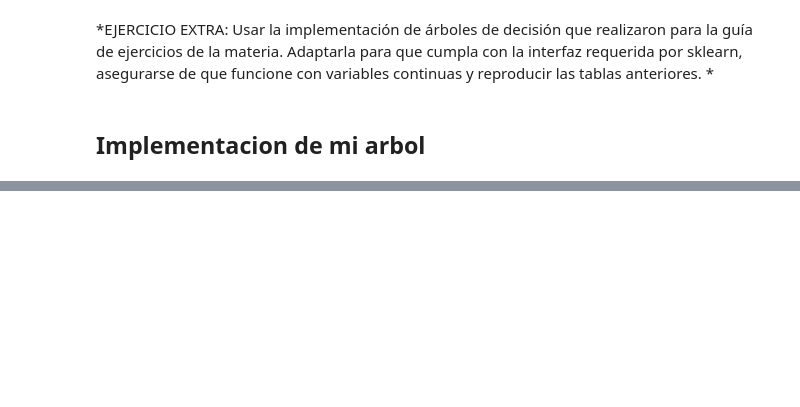
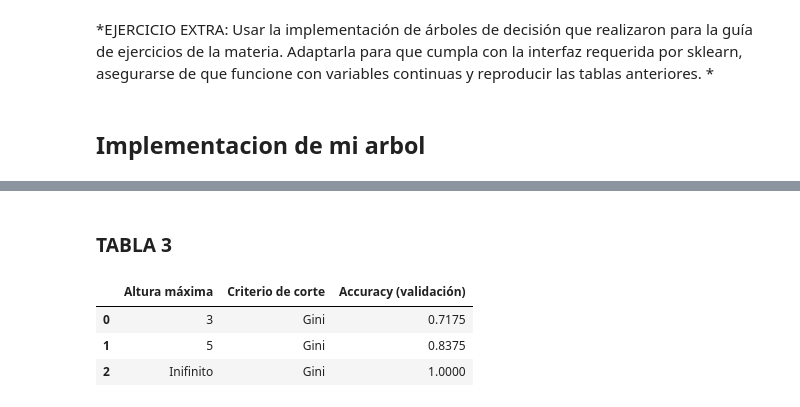
Before and after one commit to stellasm/repo_aa, a Jupyter notebook: TP1/extra_ej2.ipynb, the cells around one changed output, grey strips where cells are left out. Cells and saved outputs as stored; diff of their text form; code cells hidden in the pictures; blank space fills up the shorter version.

```diff
--- a/TP1/extra_ej2.ipynb
+++ b/TP1/extra_ej2.ipynb
@@ -459,0 +602,9 @@ clf.score(np.array(X), y)
+# %%
+# Ejemplo de uso
+
+#clf = GridSearchCV(MiClasificadorArbol(200,3), cv=5)
+clf = MiClasificadorArbol(200,3)
+# Tomar en cuenta que sklearn espera numpy arrays:
+clf.fit(np.array(df), y_sino)
+acc = [clf.score(np.array(df), y_sino)]
+display(acc)
@@ -459,0 +630,10 @@ clf.score(np.array(X), y)
+# %%
+# Ejemplo de uso
+clf = MiClasificadorArbol(200,5)
+
+# Tomar en cuenta que sklearn espera numpy arrays:
+clf.fit(np.array(df), y_sino)
+acc.append(clf.score(np.array(df), y_sino))
+display(acc)
+
+#cross_val_score(clf, np.array(df), y_sino, cv=5)
@@ -459,0 +659,8 @@ clf.score(np.array(X), y)
+# %%
+# Ejemplo de uso
+clf = MiClasificadorArbol(200)
+
+# Tomar en cuenta que sklearn espera numpy arrays:
+clf.fit(np.array(df), y_sino)
+acc.append(clf.score(np.array(df), y_sino))
+display(acc)
@@ -459,0 +686,17 @@ clf.score(np.array(X), y)
+# %%
+df2 = pd.DataFrame(index=range(0,3))
+
+df2["Altura máxima"] = [3, 5, "Inifinito"]
+df2["Criterio de corte"] = ["Gini"] * 3
+#df2["Accuracy (training)"] = acc #resultados_training # reemplazar por resultados_training
+df2["Accuracy (validación)"] = acc #resultados_validation # reemplazar por resultados_validation
+
+
+display(HTML("<h3> TABLA 3 </h3>"))
+display(df2)
+# %% [output]
+TABLA 3
+|  | Altura máxima | Criterio de corte | Accuracy (validación) |
+| 0 | 3 | Gini | 0.7175 |
+| 1 | 5 | Gini | 0.8375 |
+| 2 | Inifinito | Gini | 1.0000 |
```
Also changed, not shown: parts of 17 cells of this notebook.
